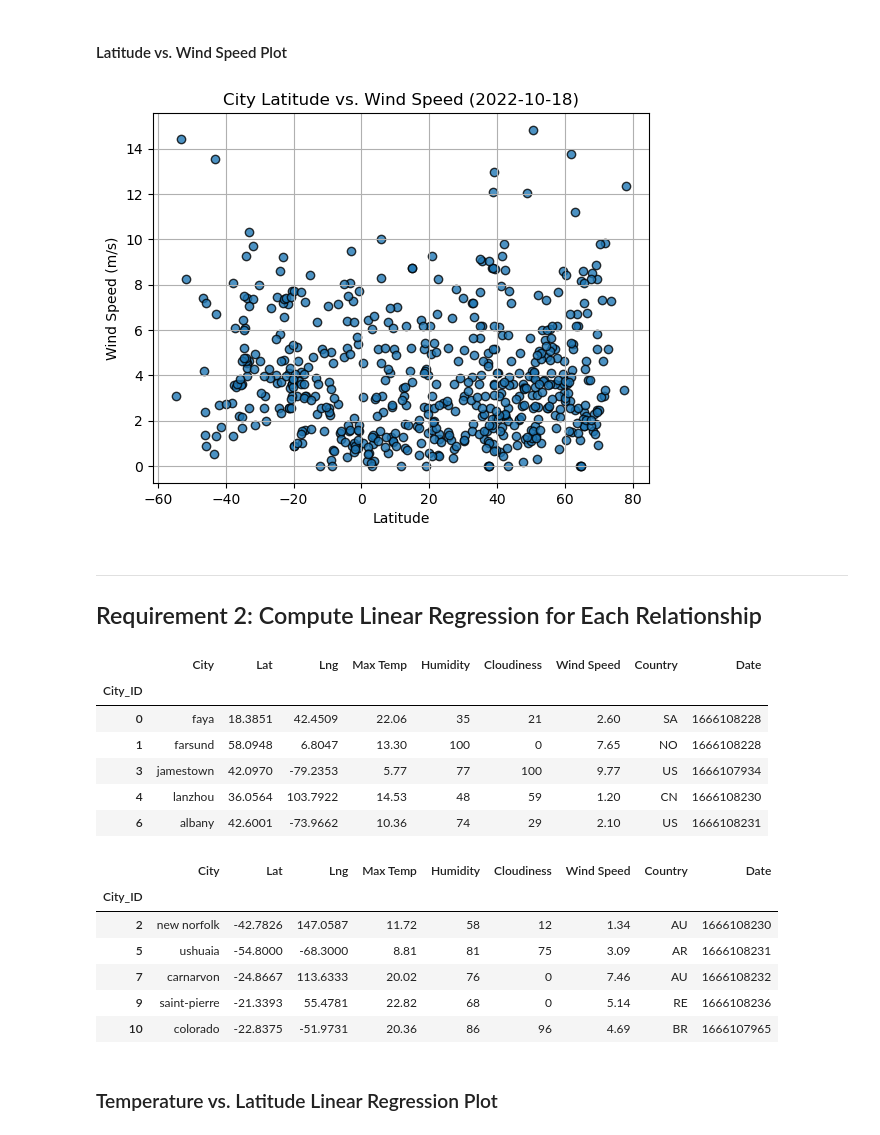
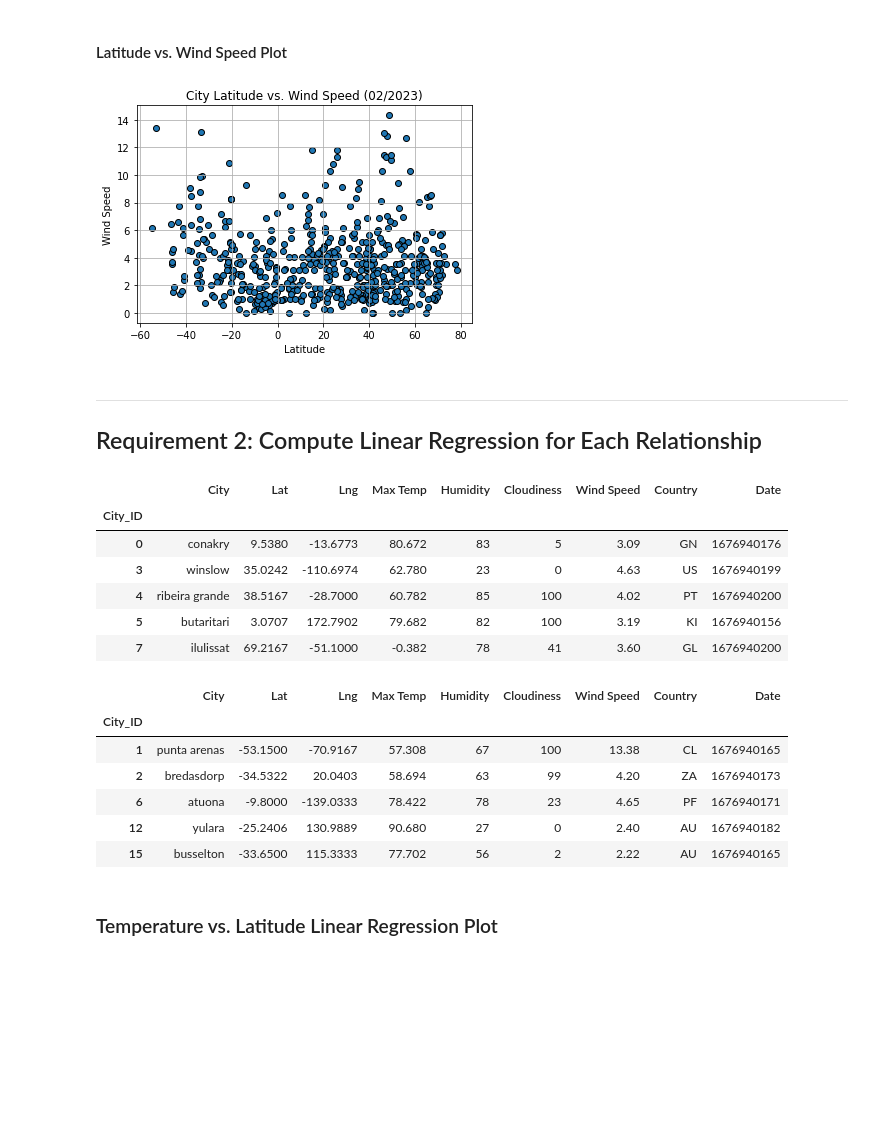
Before and after one commit to bjackson2022/HW6_python-api-challenge, a Jupyter notebook: WeatherPy/WeatherPy_brandyn.ipynb, the cells around one changed output. Cells and saved outputs as stored; diff of their text form; code cells hidden in the pictures; blank space fills up the shorter version.

```diff
--- a/WeatherPy/WeatherPy_brandyn.ipynb
+++ b/WeatherPy/WeatherPy_brandyn.ipynb
@@ -323,18 +260,21 @@ plt.show()
 #### Latitude vs. Wind Speed Plot
 # %%
 # Build the scatter plots for latitude vs. wind speed
-# YOUR CODE HERE
+plt.scatter(city_data_df["Lat"], city_data_df["Wind Speed"], edgecolors="black")
 
 # Incorporate the other graph properties
-# YOUR CODE HERE
+plt.title("City Latitude vs. Wind Speed (02/2023)")
+plt.xlabel("Latitude")
+plt.ylabel("Wind Speed")
+plt.grid(True)
 
 # Save the figure
 plt.savefig("output_data/Fig4.png")
 
 # Show plot
 plt.show()
 # %% [output]
-[figure, old version]
+[figure, new version]
 # %% [markdown]
 ---
 
@@ -345,30 +303,30 @@ plt.show()
 # %%
 # Create a DataFrame with the Northern Hemisphere data (Latitude >= 0)
-# YOUR CODE HERE
+northern_hemi_df = city_data_df.loc[(city_data_df["Lat"] >= 0)]
 
 # Display sample data
 northern_hemi_df.head()
 # %% [output]
 |  | City | Lat | Lng | Max Temp | Humidity | Cloudiness | Wind Speed | Country | Date |
 | City_ID |  |  |  |  |  |  |  |  |  |
-| 0 | faya | 18.3851 | 42.4509 | 22.06 | 35 | 21 | 2.60 | SA | 1666108228 |
-| 1 | farsund | 58.0948 | 6.8047 | 13.30 | 100 | 0 | 7.65 | NO | 1666108228 |
-| 3 | jamestown | 42.0970 | -79.2353 | 5.77 | 77 | 100 | 9.77 | US | 1666107934 |
-| 4 | lanzhou | 36.0564 | 103.7922 | 14.53 | 48 | 59 | 1.20 | CN | 1666108230 |
-| 6 | albany | 42.6001 | -73.9662 | 10.36 | 74 | 29 | 2.10 | US | 1666108231 |
+| 0 | conakry | 9.5380 | -13.6773 | 80.672 | 83 | 5 | 3.09 | GN | 1676940176 |
+| 3 | winslow | 35.0242 | -110.6974 | 62.780 | 23 | 0 | 4.63 | US | 1676940199 |
+| 4 | ribeira grande | 38.5167 | -28.7000 | 60.782 | 85 | 100 | 4.02 | PT | 1676940200 |
+| 5 | butaritari | 3.0707 | 172.7902 | 79.682 | 82 | 100 | 3.19 | KI | 1676940156 |
+| 7 | ilulissat | 69.2167 | -51.1000 | -0.382 | 78 | 41 | 3.60 | GL | 1676940200 |
 # %%
 # Create a DataFrame with the Southern Hemisphere data (Latitude < 0)
-# YOUR CODE HERE
+southern_hemi_df = city_data_df.loc[(city_data_df["Lat"] < 0)]
 
 # Display sample data
 southern_hemi_df.head()
 # %% [output]
 |  | City | Lat | Lng | Max Temp | Humidity | Cloudiness | Wind Speed | Country | Date |
 | City_ID |  |  |  |  |  |  |  |  |  |
-| 2 | new norfolk | -42.7826 | 147.0587 | 11.72 | 58 | 12 | 1.34 | AU | 1666108230 |
-| 5 | ushuaia | -54.8000 | -68.3000 | 8.81 | 81 | 75 | 3.09 | AR | 1666108231 |
-| 7 | carnarvon | -24.8667 | 113.6333 | 20.02 | 76 | 0 | 7.46 | AU | 1666108232 |
-| 9 | saint-pierre | -21.3393 | 55.4781 | 22.82 | 68 | 0 | 5.14 | RE | 1666108236 |
-| 10 | colorado | -22.8375 | -51.9731 | 20.36 | 86 | 96 | 4.69 | BR | 1666107965 |
+| 1 | punta arenas | -53.1500 | -70.9167 | 57.308 | 67 | 100 | 13.38 | CL | 1676940165 |
+| 2 | bredasdorp | -34.5322 | 20.0403 | 58.694 | 63 | 99 | 4.20 | ZA | 1676940173 |
+| 6 | atuona | -9.8000 | -139.0333 | 78.422 | 78 | 23 | 4.65 | PF | 1676940171 |
+| 12 | yulara | -25.2406 | 130.9889 | 90.680 | 27 | 0 | 2.40 | AU | 1676940182 |
+| 15 | busselton | -33.6500 | 115.3333 | 77.702 | 56 | 2 | 2.22 | AU | 1676940165 |
 # %% [markdown]
 ###  Temperature vs. Latitude Linear Regression Plot
```
Also changed, not shown: parts of 41 cells of this notebook, 5 other files.
